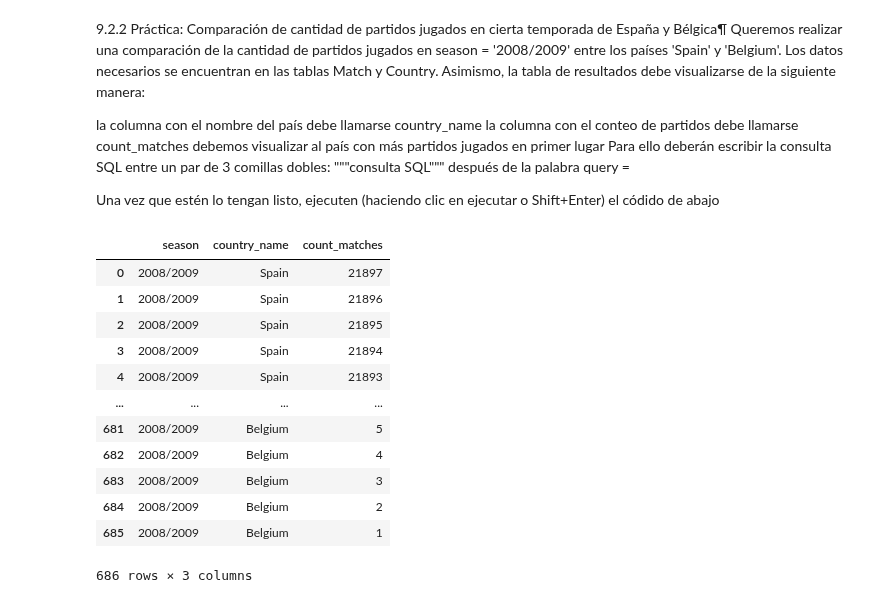
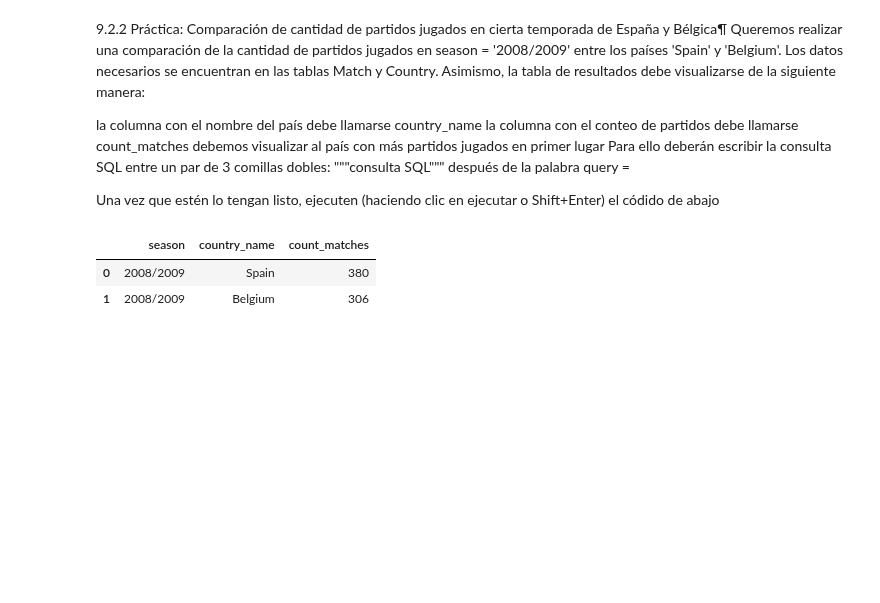
Before and after one commit to DeisyW/Talento_Tech, a Jupyter notebook: Taller_SQL_DWR.ipynb, the cells around one changed output. Saved outputs shown, nothing was run; the diff lists cells and outputs as text; code cells hidden in the pictures; blank space fills up the shorter version.

```diff
--- a/Taller_SQL_DWR.ipynb
+++ b/Taller_SQL_DWR.ipynb
@@ -859,29 +859,19 @@ Una vez que estén lo tengan listo, ejecuten (haciendo clic en ejecutar o Shift+
 # %%
 query = """  Select
             Match.season,
             country.name as country_name,
-            sum(Match.id) as count_matches
+            count(Match.id) as count_matches
             from Match
             join Country on country.id = match.country_id
             where season =  '2008/2009'
             and country.name in ('Spain', 'Belgium')
-            group by match.season, country.name, match.id
+            group by match.season, country.name
 			      order by count_matches desc
         """
 
 country_matches = pd.read_sql(query, conn)
 country_matches
 # %% [output]
 |  | season | country_name | count_matches |
-| 0 | 2008/2009 | Spain | 21897 |
-| 1 | 2008/2009 | Spain | 21896 |
-| 2 | 2008/2009 | Spain | 21895 |
-| 3 | 2008/2009 | Spain | 21894 |
-| 4 | 2008/2009 | Spain | 21893 |
-| ... | ... | ... | ... |
-| 681 | 2008/2009 | Belgium | 5 |
-| 682 | 2008/2009 | Belgium | 4 |
-| 683 | 2008/2009 | Belgium | 3 |
-| 684 | 2008/2009 | Belgium | 2 |
-| 685 | 2008/2009 | Belgium | 1 |
+| 0 | 2008/2009 | Spain | 380 |
+| 1 | 2008/2009 | Belgium | 306 |
-686 rows × 3 columns
```
